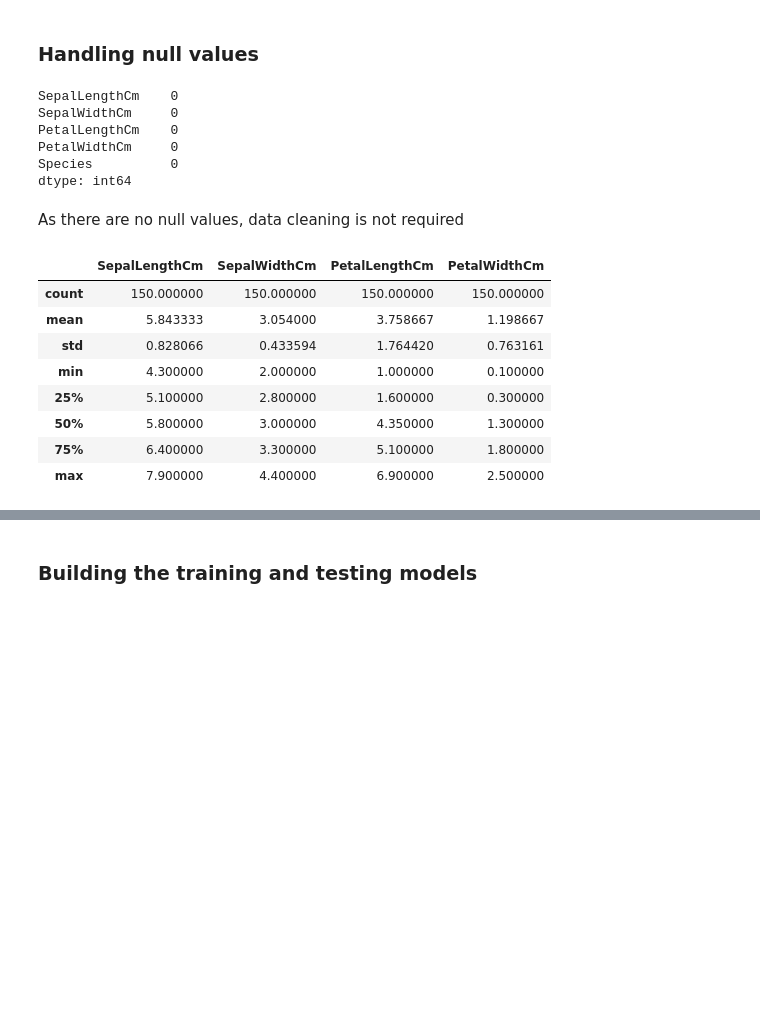
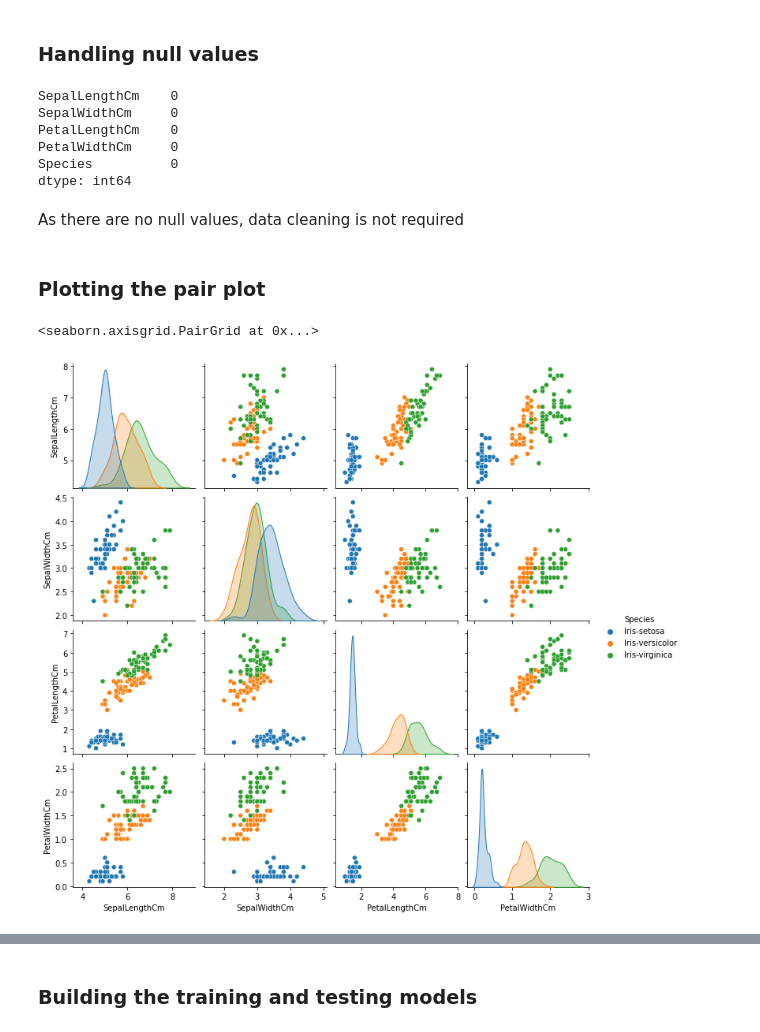
Before and after one commit to Purviharniya/TSF-data-science-business-analytics, a Jupyter notebook: TASK6- Decision Tree classifier/TSF_TASK6.ipynb, the cells around one changed output, grey strips where cells are left out. Saved outputs shown, nothing was run; the diff lists cells and outputs as text; code cells hidden in the pictures; blank space fills up the shorter version.

```diff
--- a/TASK6- Decision Tree classifier/TSF_TASK6.ipynb
+++ b/TASK6- Decision Tree classifier/TSF_TASK6.ipynb
@@ -55,25 +58,22 @@ memory usage: 7.0+ KB
 # %% [markdown]
 ### Handling null values
-# %%
-df.isna().sum()
-# %% [output]
-SepalLengthCm    0
-SepalWidthCm     0
-PetalLengthCm    0
-PetalWidthCm     0
-Species          0
-dtype: int64
+# %%
+#getting the sum of missing values in each column
+df.isna().sum()
+# %% [output]
+SepalLengthCm    0
+SepalWidthCm     0
+PetalLengthCm    0
+PetalWidthCm     0
+Species          0
+dtype: int64
 # %% [markdown]
 As there are no null values, data cleaning is not required
-# %%
-df.describe()
-# %% [output]
-|  | SepalLengthCm | SepalWidthCm | PetalLengthCm | PetalWidthCm |
-| count | 150.000000 | 150.000000 | 150.000000 | 150.000000 |
-| mean | 5.843333 | 3.054000 | 3.758667 | 1.198667 |
-| std | 0.828066 | 0.433594 | 1.764420 | 0.763161 |
-| min | 4.300000 | 2.000000 | 1.000000 | 0.100000 |
-| 25% | 5.100000 | 2.800000 | 1.600000 | 0.300000 |
-| 50% | 5.800000 | 3.000000 | 4.350000 | 1.300000 |
-| 75% | 6.400000 | 3.300000 | 5.100000 | 1.800000 |
-| max | 7.900000 | 4.400000 | 6.900000 | 2.500000 |
+# %% [markdown]
+### Plotting the pair plot
+# %%
+#plotting a pair plot
+sns.pairplot(df,hue='Species')
+# %% [output]
+<seaborn.axisgrid.PairGrid at 0x...>
+[figure, added]
```
Also changed, not shown: parts of 32 cells of this notebook, 2 other files.
